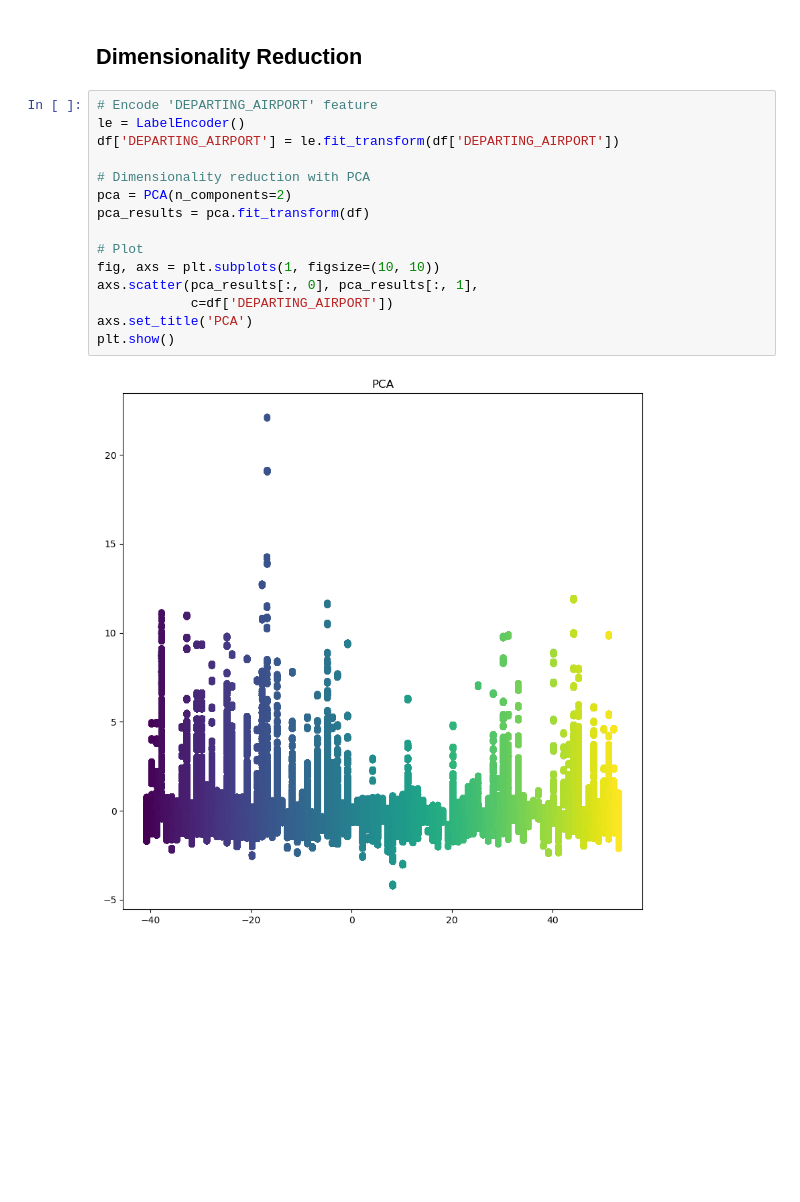
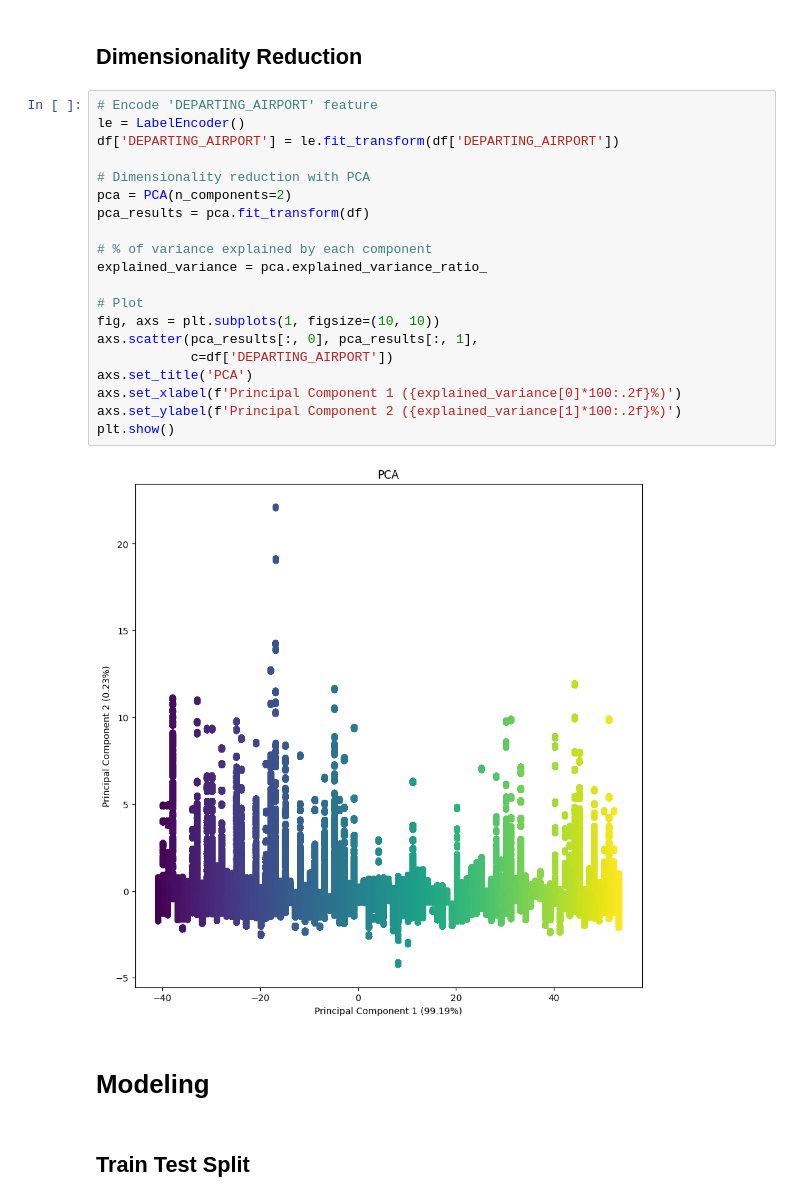
Before and after one commit to KiranSmelser/flight-delay-predictor, a Jupyter notebook: main.ipynb, the cells around one changed output. Cells and saved outputs as stored; diff of their text form; blank space fills up the shorter version.

```diff
--- a/main.ipynb
+++ b/main.ipynb
@@ -84,17 +84,26 @@ df[['PRCP', 'SNOW', 'SNWD', 'TMAX', 'AWND', 'DEP_DEL15']] = scaler.fit_transform
 # %%
 # Encode 'DEPARTING_AIRPORT' feature
 le = LabelEncoder()
 df['DEPARTING_AIRPORT'] = le.fit_transform(df['DEPARTING_AIRPORT'])
 
 # Dimensionality reduction with PCA
 pca = PCA(n_components=2)
 pca_results = pca.fit_transform(df)
 
+# % of variance explained by each component
+explained_variance = pca.explained_variance_ratio_
+
 # Plot
 fig, axs = plt.subplots(1, figsize=(10, 10))
 axs.scatter(pca_results[:, 0], pca_results[:, 1],
             c=df['DEPARTING_AIRPORT'])
 axs.set_title('PCA')
+axs.set_xlabel(f'Principal Component 1 ({explained_variance[0]*100:.2f}%)')
+axs.set_ylabel(f'Principal Component 2 ({explained_variance[1]*100:.2f}%)')
 plt.show()
 # %% [output]
-[figure, old version]
+[figure, new version]
+# %% [markdown]
+# Modeling
+# %% [markdown]
+## Train Test Split
```
Also changed, not shown: parts of 3 cells of this notebook, 1 other file.
